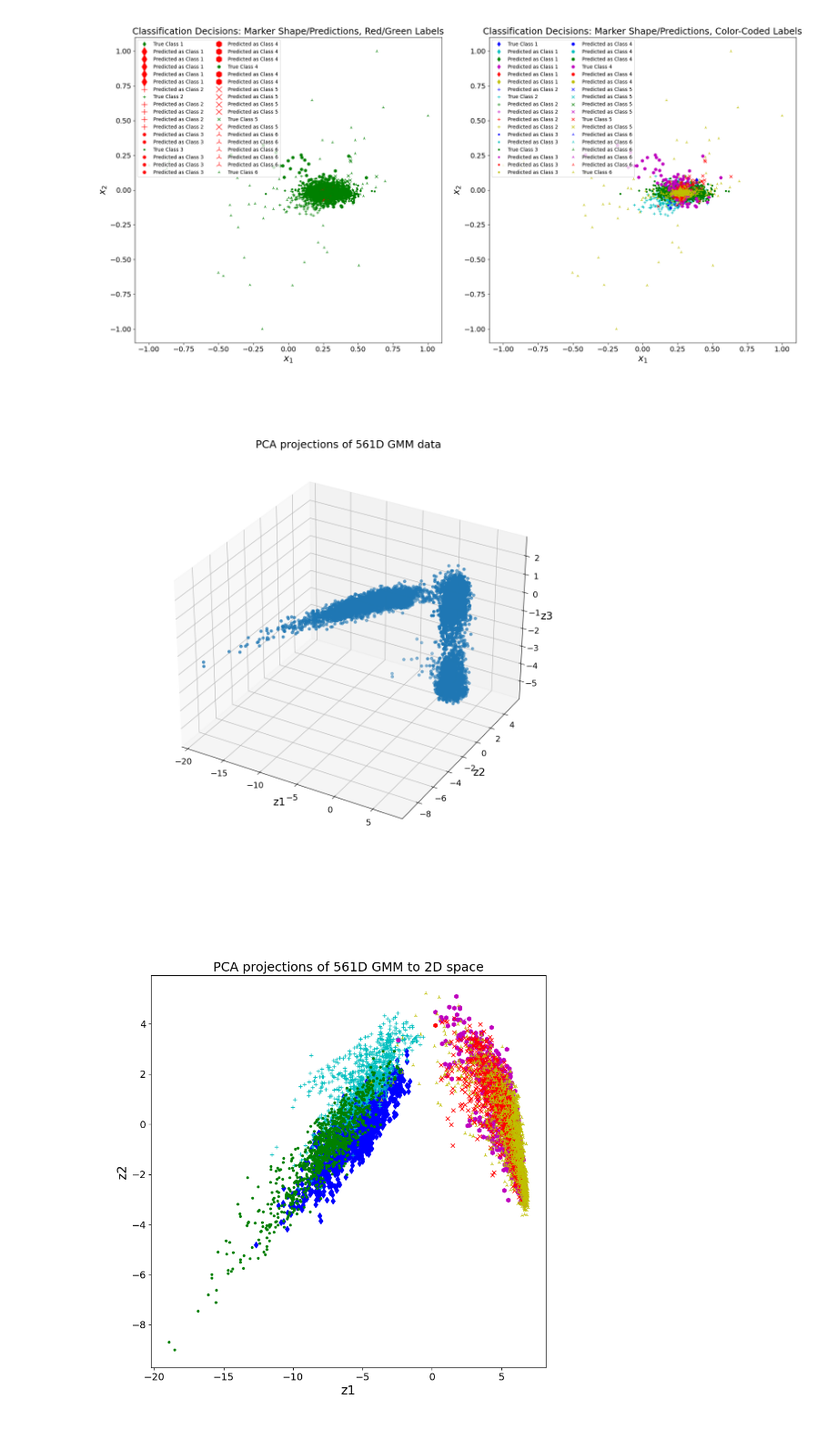
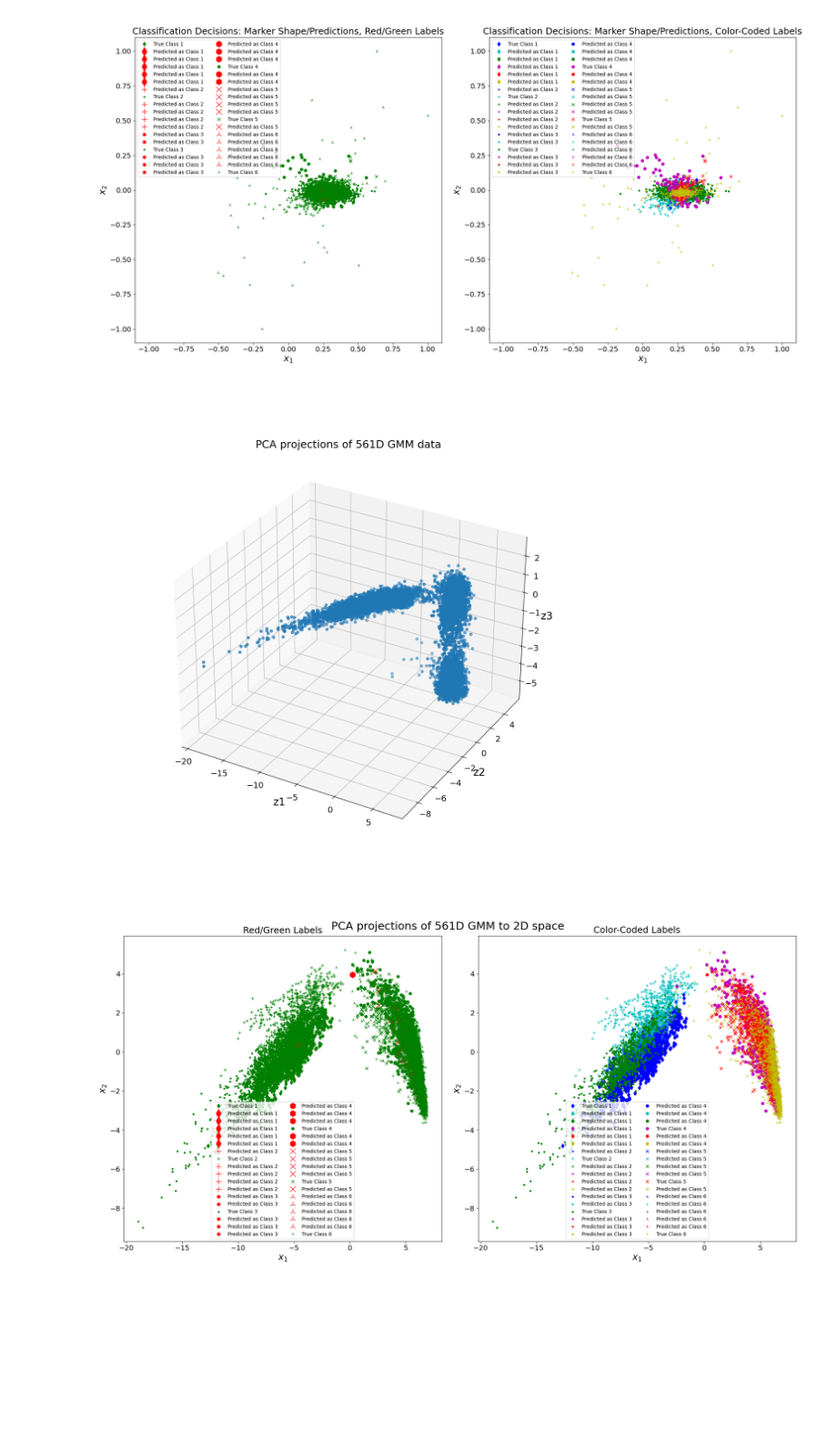
Before and after one commit to ethanholand/EECE5644, a Jupyter notebook: HW1Problem3HumanData.ipynb, the cells around one changed output. Shown at 91% size. Cells and saved outputs as stored; diff of their text form; code cells hidden in the pictures; blank space fills up the shorter version.

```diff
--- a/HW1Problem3HumanData.ipynb
+++ b/HW1Problem3HumanData.ipynb
@@ -150,39 +150,48 @@ _, _, Z = models.perform_pca(X_GMM)
 Z_GMM = Z + np.mean(X_GMM, axis=0)
 
 # Plot original data vs PCA reconstruction data
 fig = plt.figure(figsize=(12, 12))
 
 ax2 = fig.add_subplot(projection='3d')
 ax2.scatter(Z_GMM[:, 0], Z_GMM[:, 1], Z_GMM[:, 2])
 ax2.set_xlabel("z1")
 ax2.set_ylabel("z2")
 ax2.set_zlabel("z3")
 ax2.set_title("PCA projections of {}D GMM data".format(n))
 plt.show()
 
 
-fig = plt.figure(figsize=(10, 10))
+fig = plt.figure(figsize=(20, 10))
+ax1 = fig.add_subplot(121)
+ax2 = fig.add_subplot(122)
 marker_shapes = 'd+.hx2*'
 marker_colors = 'bcgmryb'
 
 for r in L: # Each decision option
     for c in L: # Each class label
         ind_rc = np.argwhere((decisions==r) & (labels==c)) # every index with decision r and label c
 
         # Decision = Marker Shape; True Labels = Marker Color
         if r == c: # If the decision matches the class (correct)
-            plt.plot(Z_GMM[ind_rc, 0], Z_GMM[ind_rc, 1], c=marker_colors[c-min(L)], marker = marker_shapes[r-min(L)], label="True Class {}".format(c), linestyle = 'None')
+            ax1.plot(Z_GMM[ind_rc, 0], Z_GMM[ind_rc, 1], c='g', marker = marker_shapes[r-min(L)], label="True Class {}".format(c), linestyle = 'None')
+            ax2.plot(Z_GMM[ind_rc, 0], Z_GMM[ind_rc, 1], c=marker_colors[c-min(L)], marker = marker_shapes[r-min(L)], label="True Class {}".format(c), linestyle = 'None')
         else:
-            plt.plot(Z_GMM[ind_rc, 0], Z_GMM[ind_rc, 1], c=marker_colors[c-min(L)], marker = marker_shapes[r-min(L)], label="Predicted as Class {}".format(r), linestyle = 'None') #Plot incorrect labels larger
+            ax1.plot(Z_GMM[ind_rc, 0], Z_GMM[ind_rc, 1], c='r', marker = marker_shapes[r-min(L)], markersize = 12, label="Predicted as Class {}".format(r), linestyle = 'None')
+            ax2.plot(Z_GMM[ind_rc, 0], Z_GMM[ind_rc, 1], c=marker_colors[c-min(L)], marker = marker_shapes[r-min(L)], label="Predicted as Class {}".format(r), linestyle = 'None') #Plot incorrect labels larger
 
 
 # Let's see what it looks like only along the first two PCs
-# fig = plt.figure(figsize=(10, 10))
-# plt.scatter(Z_GMM[:, 0], Z_GMM[:, 1])
-plt.xlabel("z1")
-plt.ylabel("z2")
-plt.title("PCA projections of {}D GMM to 2D space".format(n))
+ax1.legend(ncol=2)
+ax2.legend(ncol=2)
+ax1.set_xlabel(r"$x_1$")
+ax1.set_ylabel(r"$x_2$")
+ax2.set_xlabel(r"$x_1$")
+ax2.set_ylabel(r"$x_2$")
+ax1.set_title("Red/Green Labels")
+ax2.set_title("Color-Coded Labels")
+plt.tight_layout()
+plt.suptitle("PCA projections of {}D GMM to 2D space".format(n))
 plt.show()
 # %% [output]
 [figure]
-[figure, old version]
+[figure, new version]
```
Also changed, not shown: 2 other files.
